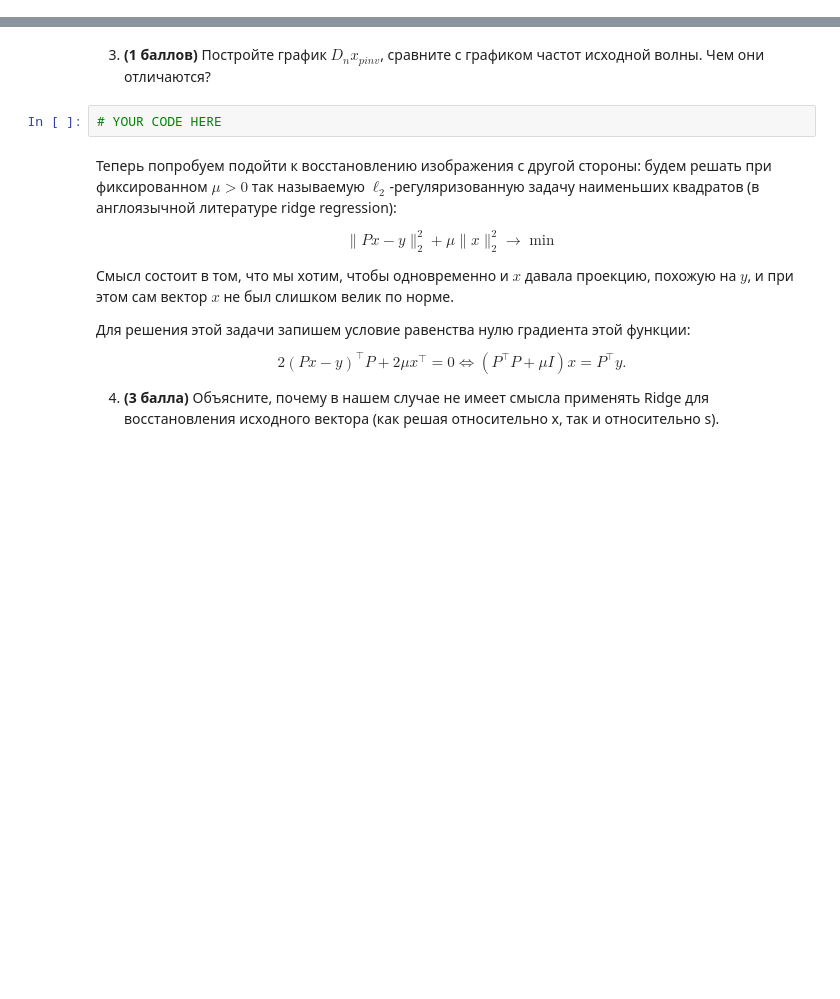
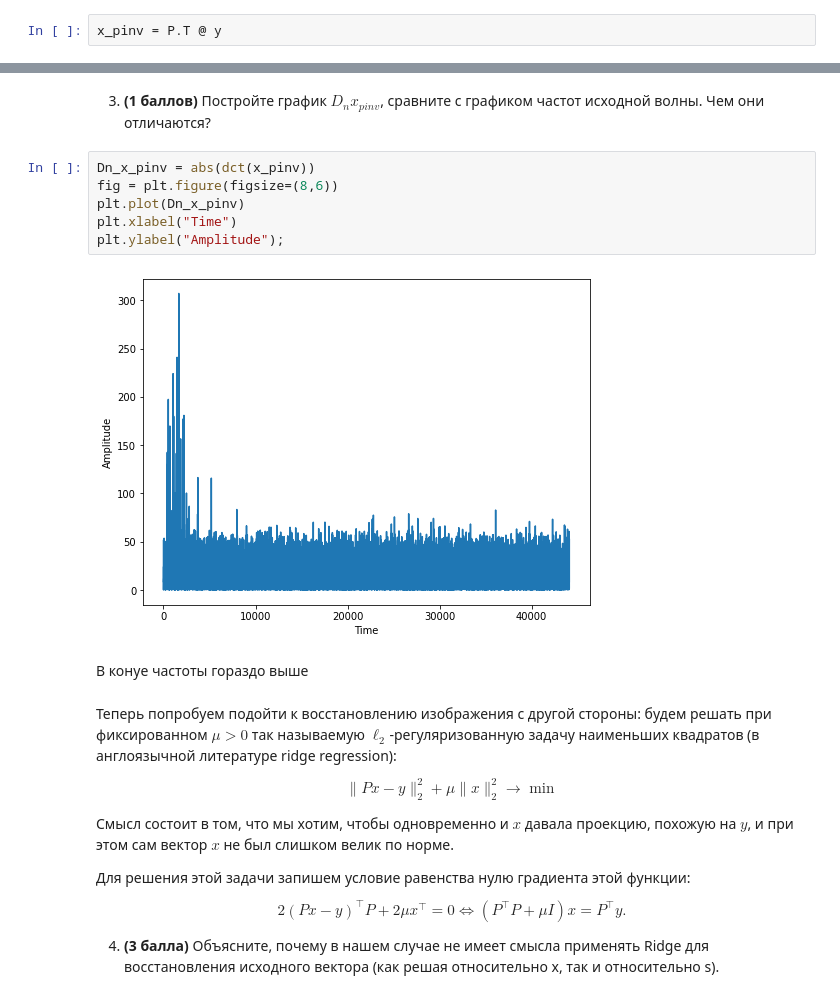
Before and after one commit to myramystin/omv, a Jupyter notebook: omv_pdz3/pdz3_onikova_1.ipynb, the cells around one changed output, grey strips where cells are left out. Drawn from its saved outputs; the diff is of its cells as text; blank space fills up the shorter version.

```diff
--- a/omv_pdz3/pdz3_onikova_1.ipynb
+++ b/omv_pdz3/pdz3_onikova_1.ipynb
@@ -298,0 +316,2 @@ x_pinv = # YOUR CODE HERE
+# %%
+x_pinv = P.T @ y
@@ -299,7 +329,15 @@ x_pinv = # YOUR CODE HERE
 # %% [markdown]
 3. **(1 баллов)** Постройте график $D_nx_{pinv}$, сравните с графиком частот исходной волны. Чем они отличаются?
-# %%
-# YOUR CODE HERE
+# %%
+Dn_x_pinv = abs(dct(x_pinv))
+fig = plt.figure(figsize=(8,6))
+plt.plot(Dn_x_pinv)
+plt.xlabel("Time")
+plt.ylabel("Amplitude");
+# %% [output]
+[figure, added]
+# %% [markdown]
+В конуе частоты гораздо выше
 # %% [markdown]
 Теперь попробуем подойти к восстановлению изображения с другой стороны: будем решать при фиксированном $\mu > 0$ так называемую $\ell_2$-регуляризованную задачу наименьших квадратов (в англоязычной литературе ridge regression):
 
```
Also changed, not shown: parts of 36 cells of this notebook, 1 other file.
